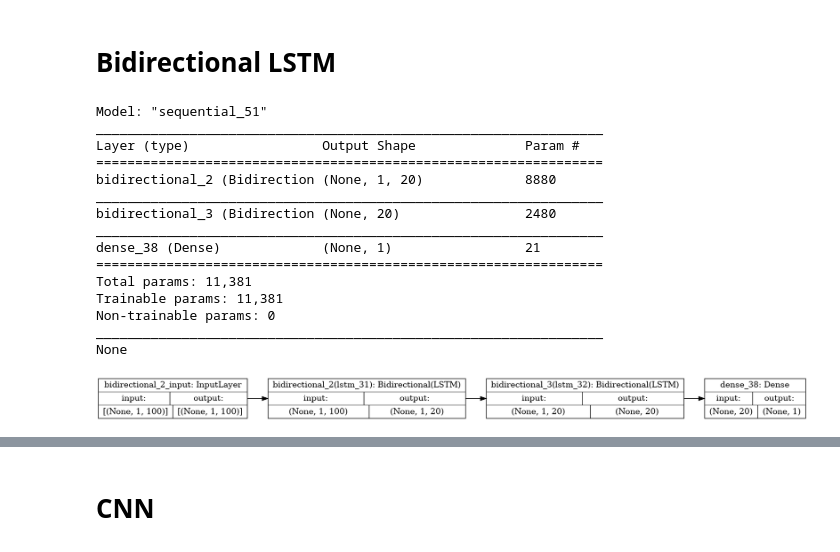
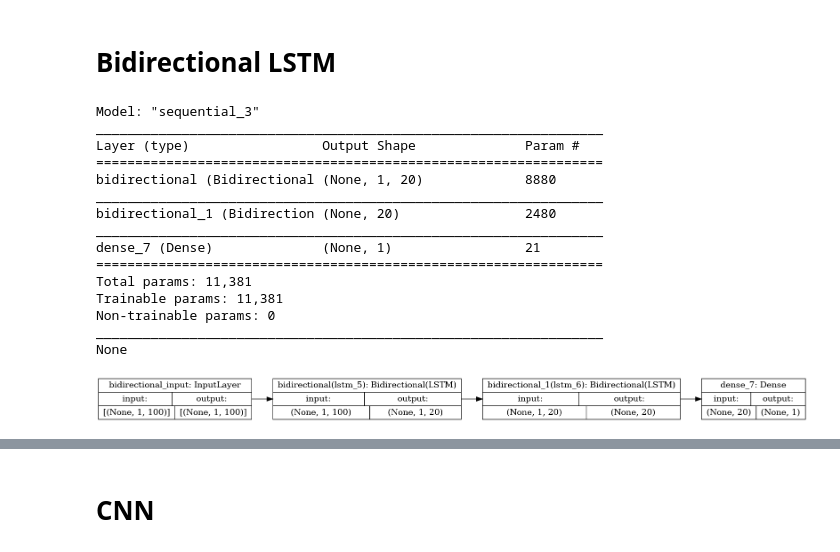
Before and after one commit to nhmt120/Text-Sentiment-Analysis, a Jupyter notebook: classification.ipynb, the cells around one changed output, grey strips where cells are left out. Cells and saved outputs as stored; diff of their text form; code cells hidden in the pictures.

```diff
--- a/classification.ipynb
+++ b/classification.ipynb
@@ -329,24 +386,24 @@ bi_lstm.add(Bidirectional(LSTM(10)))
 bi_lstm.add(Dense(1, activation='sigmoid'))
 # %%
 print(bi_lstm.summary())
-checkpoint_bi_lstm = ModelCheckpoint('data/model_checkpoint/bi_lstm.h5', save_best_only=True, verbose=1)
+checkpoint_bi_lstm = ModelCheckpoint('./model_checkpoint/bi_lstm.h5', save_best_only=True, verbose=1)
 bi_lstm.compile(optimizer='adam', loss='binary_crossentropy', metrics=['accuracy'])
 plot_model(bi_lstm, rankdir='LR', show_shapes=True)
 # %% [output]
-Model: "sequential_51"
+Model: "sequential_3"
 _________________________________________________________________
 Layer (type)                 Output Shape              Param #
 =================================================================
-bidirectional_2 (Bidirection (None, 1, 20)             8880
+bidirectional (Bidirectional (None, 1, 20)             8880
 _________________________________________________________________
-bidirectional_3 (Bidirection (None, 20)                2480
+bidirectional_1 (Bidirection (None, 20)                2480
 _________________________________________________________________
-dense_38 (Dense)             (None, 1)                 21
+dense_7 (Dense)              (None, 1)                 21
 =================================================================
 Total params: 11,381
 Trainable params: 11,381
 Non-trainable params: 0
 _________________________________________________________________
 None
-[figure, old version]
+[figure, new version]
 # %%
```
Also changed, not shown: parts of 34 cells of this notebook.
